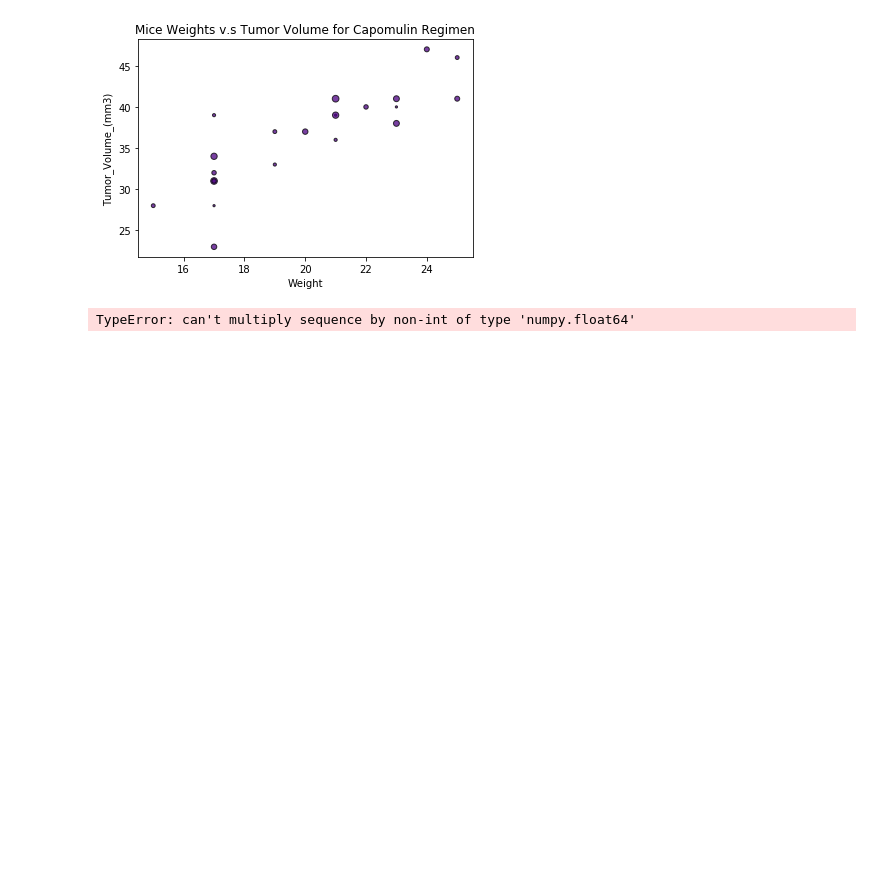
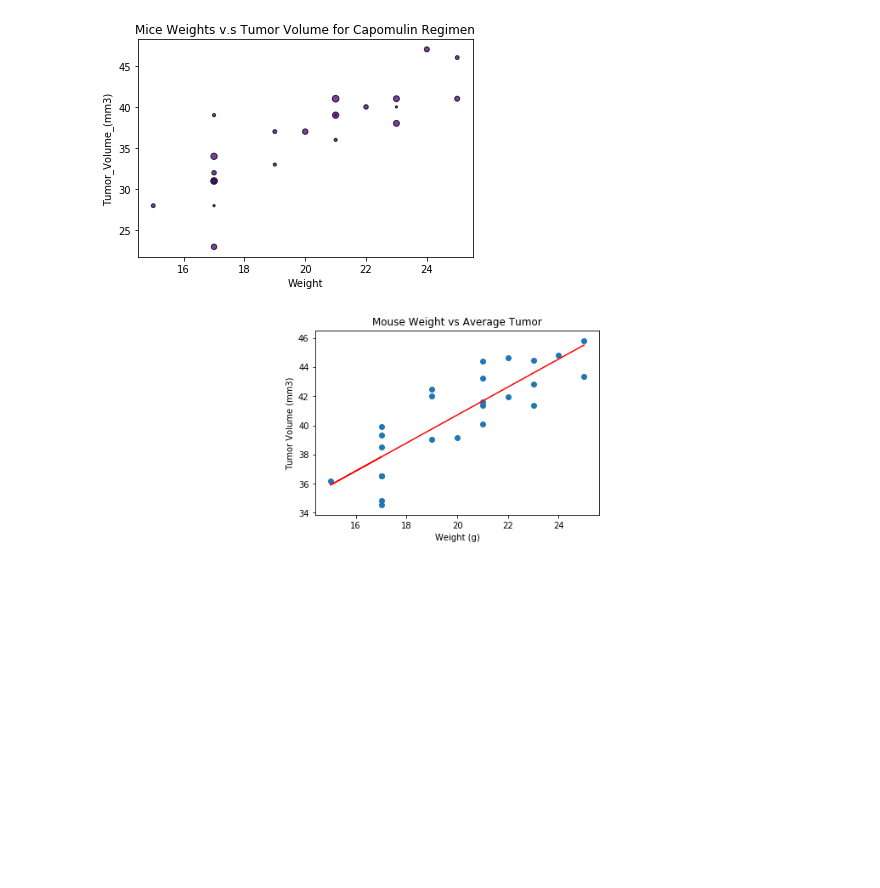
Before and after one commit to Akplesa/Matplotlib, a Jupyter notebook: Pymaceuticals/pymaceuticals.ipynb, the cells around one changed output. Cells and saved outputs as stored; diff of their text form; code cells hidden in the pictures; blank space fills up the shorter version.

```diff
--- a/Pymaceuticals/pymaceuticals.ipynb
+++ b/Pymaceuticals/pymaceuticals.ipynb
@@ -330,18 +330,25 @@ plt.title("Mice Weights v.s Tumor Volume for Capomulin Regimen")
 plt.show()
 # %% [output]
 [figure]
-# %%
-from scipy.stats import linregress
-Weight= [22,21,17,19,22,24,20,23,21,21,19,17,19,25,17,25,17,23,17,17,21,23,21,15,17]
-Tumor_V=[39,39,39,37,40,47,37,38,39,41,39,28,33,46,32,41,23,41,34,31,41,40,36,28,31]
-(slope, intercept, rvalue, pvalue, stderr) = linregress(Weight, Tumor_V)
-regress_values = Weight * slope + intercept
-line_eq = "y = " + str(round(slope,2)) + "x + " + str(round(intercept,2))
-plt.scatter(Weight,Tumor_V)
-plt.plot(Weight,regress_values,"r-")
-plt.annotate(line_eq,(6,10),fontsize=15,color="red")
-plt.ylabel("Tumor_Volume_(mm3)")
-plt.xlabel("Weight")
-plt.show()
-# %% [output]
-TypeError: can't multiply sequence by non-int of type 'numpy.float64'
+# %%
+#Correlation and Regression
+# Calculate the correlation coefficient and linear regression model
+# for mouse weight and average tumor volume for the Capomulin regimen
+scatter_cap = new_data.loc[new_data["Drug_Regimen"]== "Capomulin"]
+
+Mouse_weight= scatter_cap.groupby(['Mouse_ID']) ['Weight_(g)'].mean()
+Average_tumor_v= scatter_cap.groupby(['Mouse_ID'])['Tumor_Volume_(mm3)'].mean()
+x_values = scatter_cap['Weight_(g)']
+y_values = scatter_cap['Tumor_Volume_(mm3)']
+(slope, intercept, rvalue, pvalue, stderr) = linregress(x_values, y_values)#stack overflow and homework
+regress_values = x_values * slope + intercept
+line_eq = "y = " + str(round(slope,2)) + "x + " + str(round(intercept,2))
+plt.plot(x_values,regress_values,"r-")
+plt.xlabel("Weight (g)")
+plt.ylabel("Tumor Volume (mm3)")
+plt.title("Mouse Weight vs Average Tumor")
+plt.annotate(line_eq,(6,10),fontsize=15,color="red")
+plt.scatter(Mouse_weight, Average_tumor_v, marker = "o")
+plt.show()
+# %% [output]
+[figure, added]
```
Also changed, not shown: parts of 1 cell of this notebook, 1 other file.
